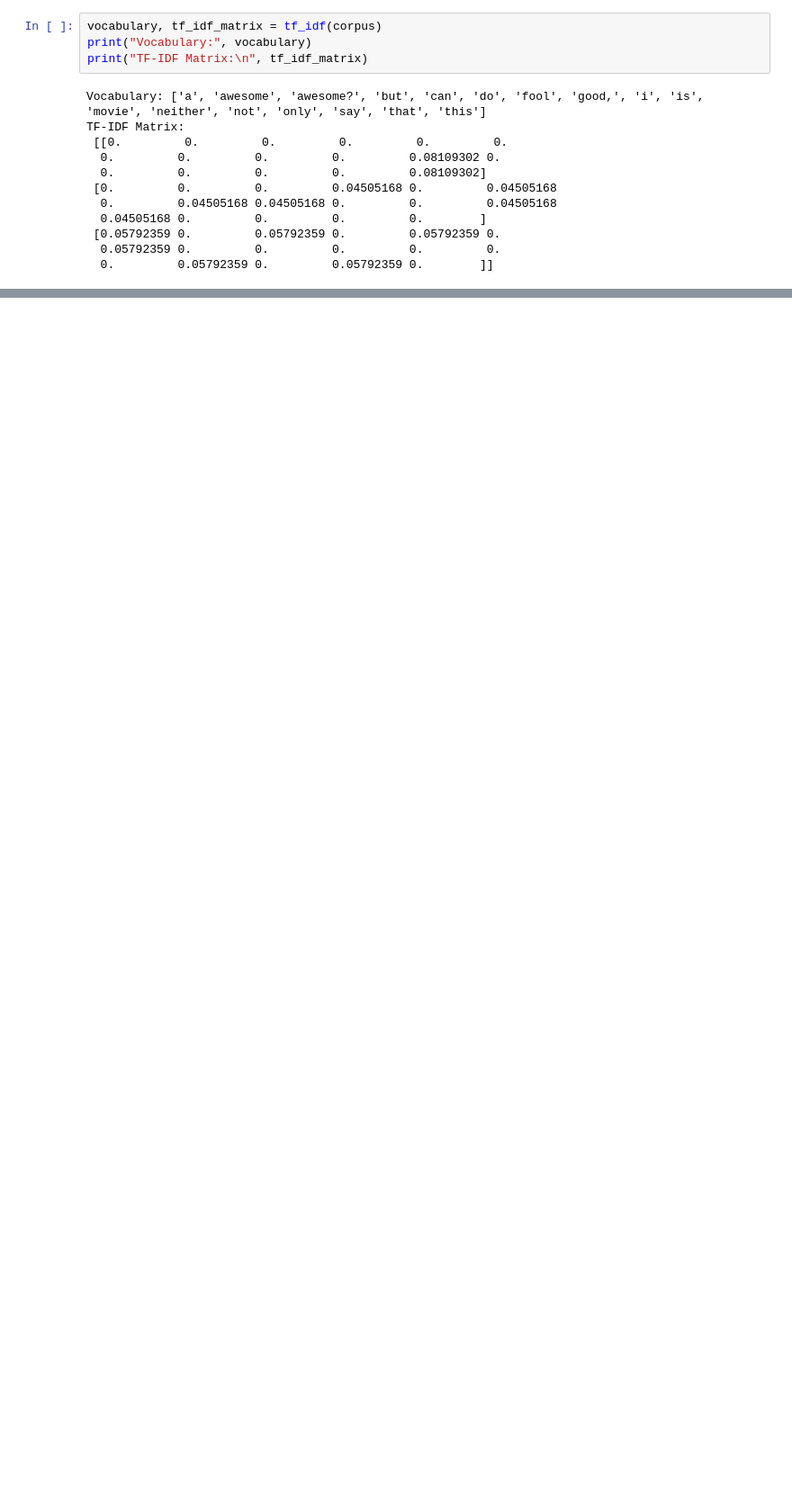
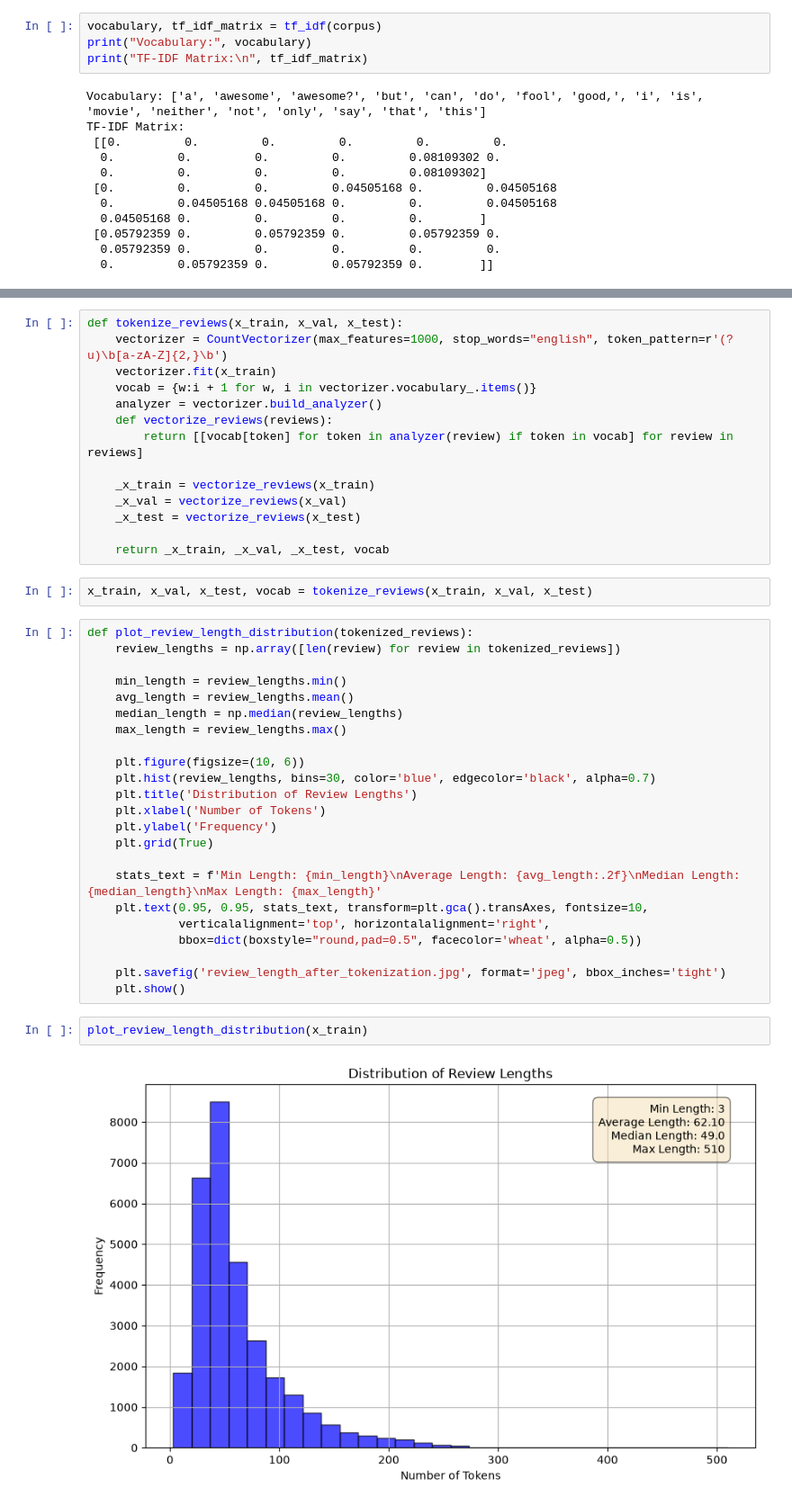
Before and after one commit to Chrisolande/modern-agents-packt-, a Jupyter notebook: iterations.ipynb, the cells around one changed output, grey strips where cells are left out. Shown at 90% size. Saved outputs shown, nothing was run; the diff lists cells and outputs as text; blank space fills up the shorter version.

Commit message:
Iterate the training class

```diff
--- a/iterations.ipynb
+++ b/iterations.ipynb
@@ -145,0 +321,43 @@ TF-IDF Matrix:
+# %%
+def tokenize_reviews(x_train, x_val, x_test):
+    vectorizer = CountVectorizer(max_features=1000, stop_words="english", token_pattern=r'(?u)\b[a-zA-Z]{2,}\b')
+    vectorizer.fit(x_train)
+    vocab = {w:i + 1 for w, i in vectorizer.vocabulary_.items()}
+    analyzer = vectorizer.build_analyzer()
+    def vectorize_reviews(reviews):
+        return [[vocab[token] for token in analyzer(review) if token in vocab] for review in reviews]
+
+    _x_train = vectorize_reviews(x_train)
+    _x_val = vectorize_reviews(x_val)
+    _x_test = vectorize_reviews(x_test)
+
+    return _x_train, _x_val, _x_test, vocab
+# %%
+x_train, x_val, x_test, vocab = tokenize_reviews(x_train, x_val, x_test)
+# %%
+def plot_review_length_distribution(tokenized_reviews):
+    review_lengths = np.array([len(review) for review in tokenized_reviews])
+
+    min_length = review_lengths.min()
+    avg_length = review_lengths.mean()
+    median_length = np.median(review_lengths)
+    max_length = review_lengths.max()
+
+    plt.figure(figsize=(10, 6))
+    plt.hist(review_lengths, bins=30, color='blue', edgecolor='black', alpha=0.7)
+    plt.title('Distribution of Review Lengths')
+    plt.xlabel('Number of Tokens')
+    plt.ylabel('Frequency')
+    plt.grid(True)
+
+    stats_text = f'Min Length: {min_length}\nAverage Length: {avg_length:.2f}\nMedian Length: {median_length}\nMax Length: {max_length}'
+    plt.text(0.95, 0.95, stats_text, transform=plt.gca().transAxes, fontsize=10,
+             verticalalignment='top', horizontalalignment='right',
+             bbox=dict(boxstyle="round,pad=0.5", facecolor='wheat', alpha=0.5))
+
+    plt.savefig('review_length_after_tokenization.jpg', format='jpeg', bbox_inches='tight')
+    plt.show()
+# %%
+plot_review_length_distribution(x_train)
+# %% [output]
+[figure, added]
```
Also changed, not shown: parts of 19 cells of this notebook.
